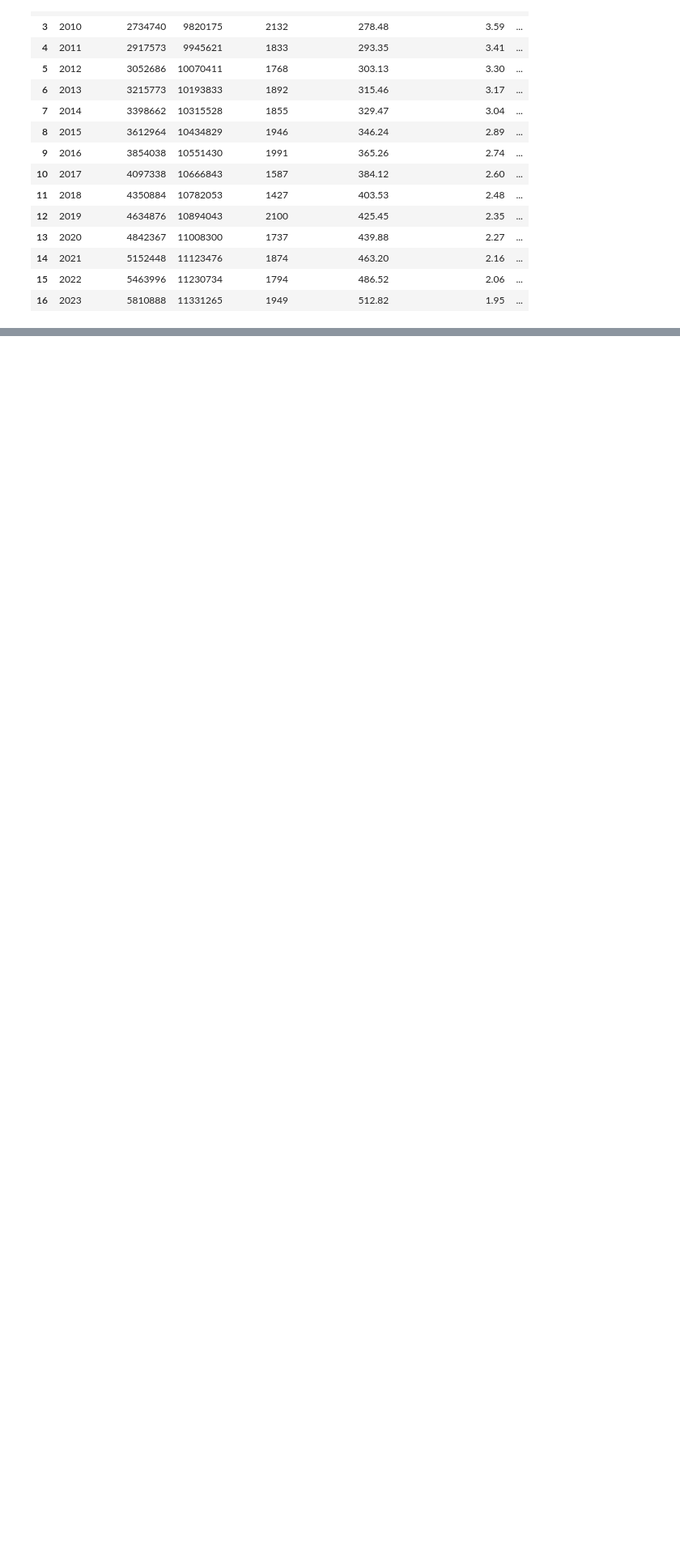
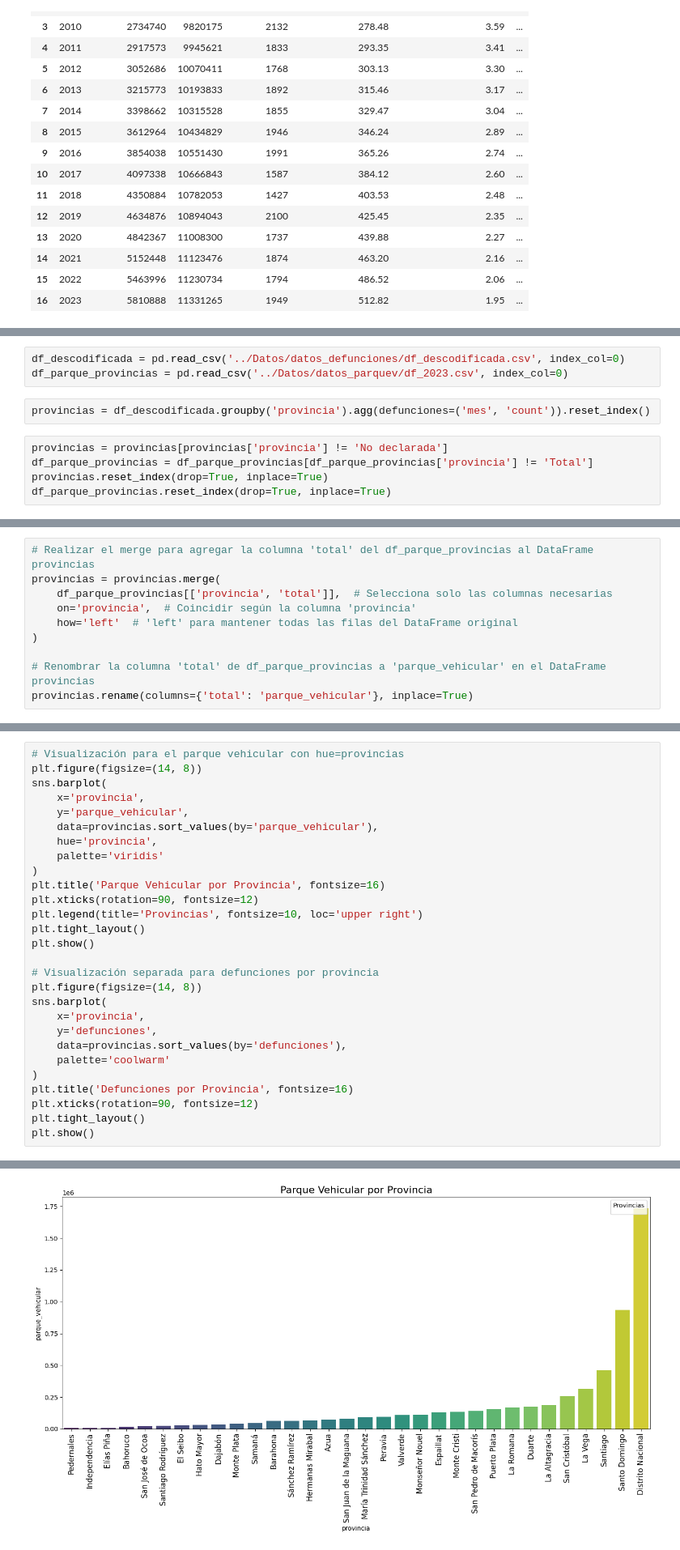
Before and after one commit to ngcarvajall/Accidentes_mortales_RD, a Jupyter notebook: Notebooks/Correlacion.ipynb, the cells around one changed output, grey strips where cells are left out. Shown at 81% size. Drawn from its saved outputs; the diff is of its cells as text; blank space fills up the shorter version.

```diff
--- a/Notebooks/Correlacion.ipynb
+++ b/Notebooks/Correlacion.ipynb
@@ -212,0 +179,10 @@ plt.show()
+# %%
+df_descodificada = pd.read_csv('../Datos/datos_defunciones/df_descodificada.csv', index_col=0)
+df_parque_provincias = pd.read_csv('../Datos/datos_parquev/df_2023.csv', index_col=0)
+# %%
+provincias = df_descodificada.groupby('provincia').agg(defunciones=('mes', 'count')).reset_index()
+# %%
+provincias = provincias[provincias['provincia'] != 'No declarada']
+df_parque_provincias = df_parque_provincias[df_parque_provincias['provincia'] != 'Total']
+provincias.reset_index(drop=True, inplace=True)
+df_parque_provincias.reset_index(drop=True, inplace=True)
@@ -212,0 +213,10 @@ plt.show()
+# %%
+# Realizar el merge para agregar la columna 'total' del df_parque_provincias al DataFrame provincias
+provincias = provincias.merge(
+    df_parque_provincias[['provincia', 'total']],  # Selecciona solo las columnas necesarias
+    on='provincia',  # Coincidir según la columna 'provincia'
+    how='left'  # 'left' para mantener todas las filas del DataFrame original
+)
+
+# Renombrar la columna 'total' de df_parque_provincias a 'parque_vehicular' en el DataFrame provincias
+provincias.rename(columns={'total': 'parque_vehicular'}, inplace=True)
@@ -212,0 +243,29 @@ plt.show()
+# %%
+# Visualización para el parque vehicular con hue=provincias
+plt.figure(figsize=(14, 8))
+sns.barplot(
+    x='provincia',
+    y='parque_vehicular',
+    data=provincias.sort_values(by='parque_vehicular'),
+    hue='provincia',
+    palette='viridis'
+)
+plt.title('Parque Vehicular por Provincia', fontsize=16)
+plt.xticks(rotation=90, fontsize=12)
+plt.legend(title='Provincias', fontsize=10, loc='upper right')
+plt.tight_layout()
+plt.show()
+
+# Visualización separada para defunciones por provincia
+plt.figure(figsize=(14, 8))
+sns.barplot(
+    x='provincia',
+    y='defunciones',
+    data=provincias.sort_values(by='defunciones'),
+    palette='coolwarm'
+)
+plt.title('Defunciones por Provincia', fontsize=16)
+plt.xticks(rotation=90, fontsize=12)
+plt.tight_layout()
+plt.show()
+# %% [output]
@@ -212,0 +273 @@ plt.show()
+[figure, added]
```
Also changed, not shown: parts of 15 cells of this notebook, 2 other files.
